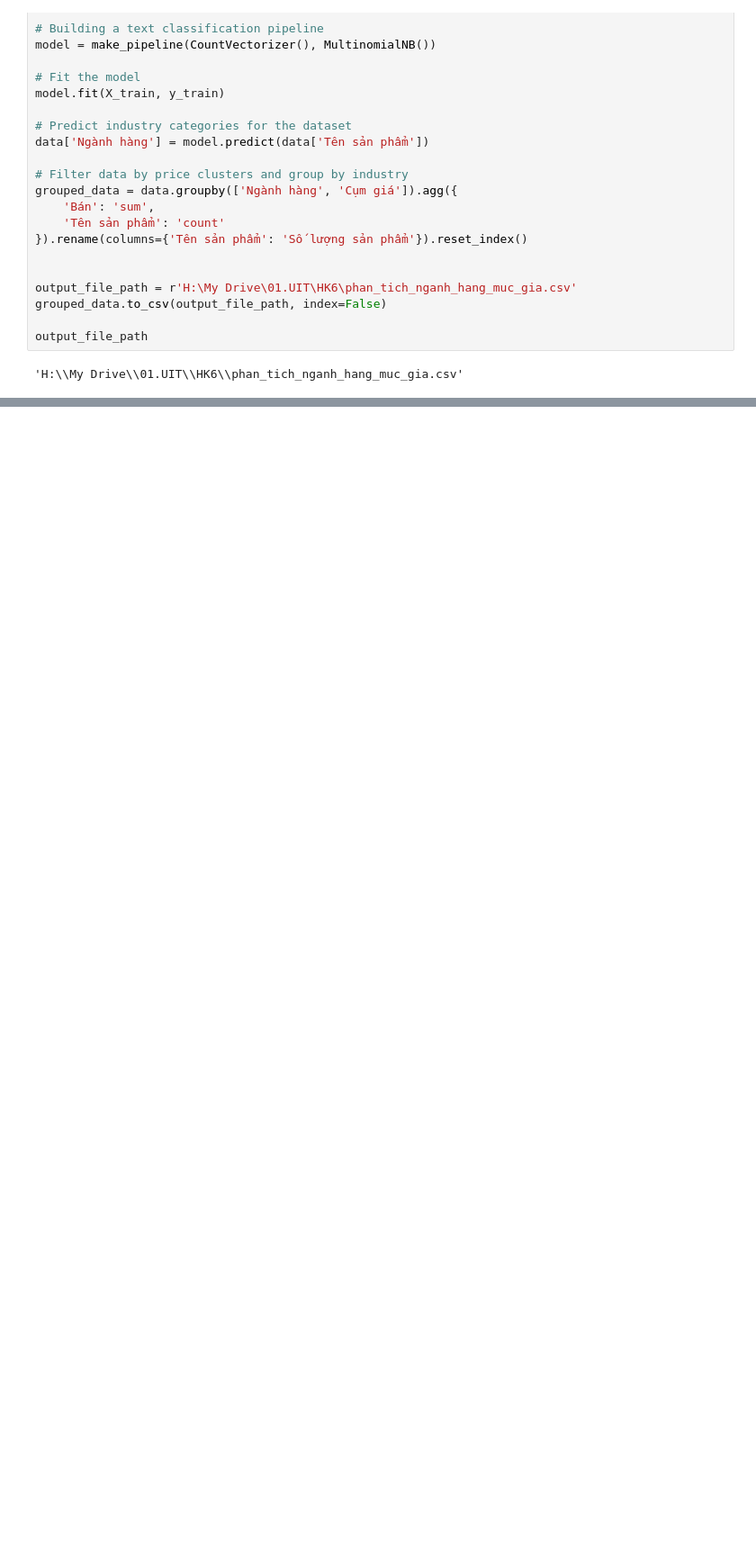
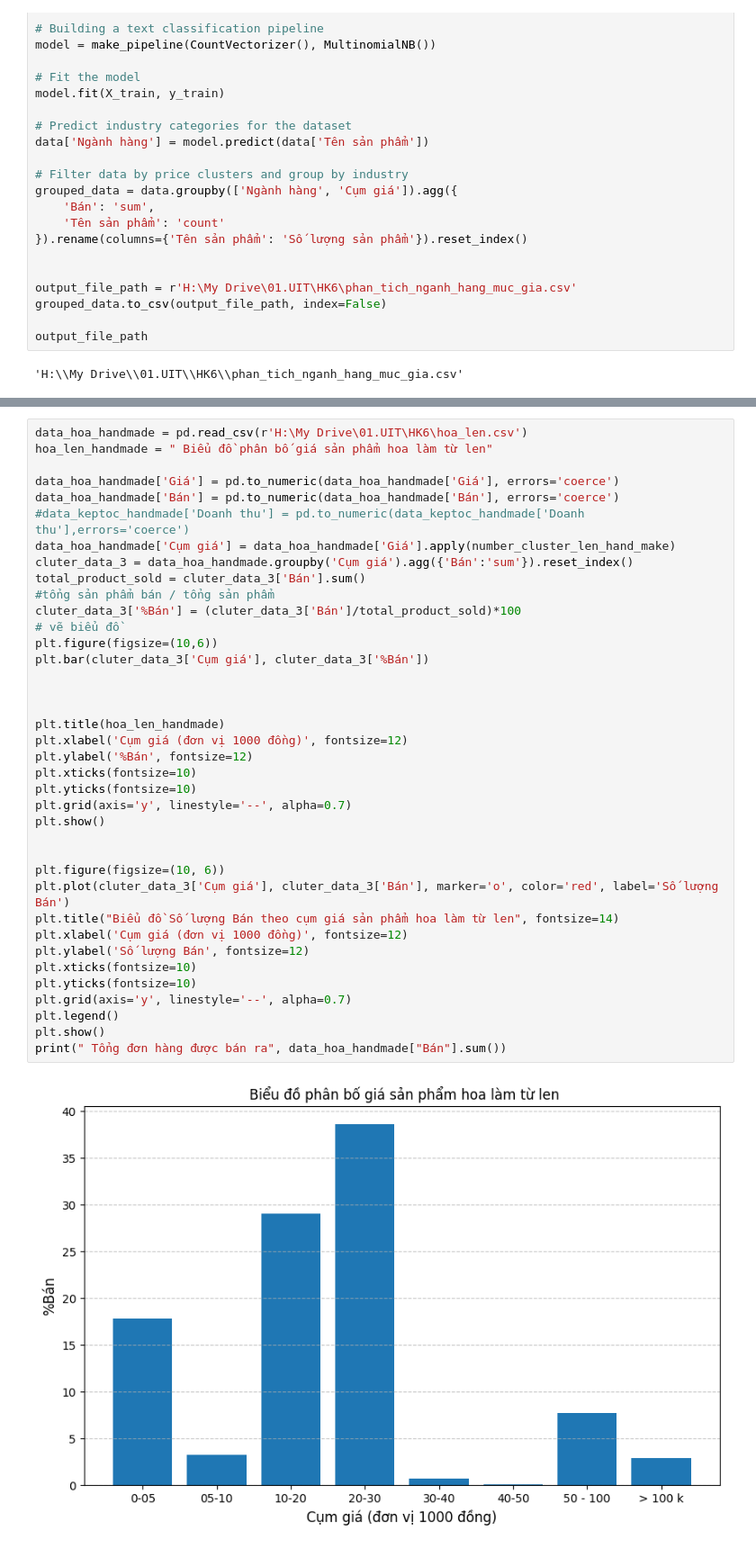
Before and after one commit to HoangPhuc1998HPT/Practice_data_analysis, a Jupyter notebook: 02.Machine_Learning/analyst_shopee.ipynb, the cells around one changed output, grey strips where cells are left out. Shown at 90% size. Drawn from its saved outputs; the diff is of its cells as text; blank space fills up the shorter version.

```diff
--- a/02.Machine_Learning/analyst_shopee.ipynb
+++ b/02.Machine_Learning/analyst_shopee.ipynb
@@ -253,0 +334,40 @@ output_file_path
+# %%
+data_hoa_handmade = pd.read_csv(r'H:\My Drive\01.UIT\HK6\hoa_len.csv')
+hoa_len_handmade = " Biểu đồ phân bố giá sản phẩm hoa làm từ len"
+
+data_hoa_handmade['Giá'] = pd.to_numeric(data_hoa_handmade['Giá'], errors='coerce')
+data_hoa_handmade['Bán'] = pd.to_numeric(data_hoa_handmade['Bán'], errors='coerce')
+#data_keptoc_handmade['Doanh thu'] = pd.to_numeric(data_keptoc_handmade['Doanh thu'],errors='coerce')
+data_hoa_handmade['Cụm giá'] = data_hoa_handmade['Giá'].apply(number_cluster_len_hand_make)
+cluter_data_3 = data_hoa_handmade.groupby('Cụm giá').agg({'Bán':'sum'}).reset_index()
+total_product_sold = cluter_data_3['Bán'].sum()
+#tổng sản phẩm bán / tổng sản phẩm
+cluter_data_3['%Bán'] = (cluter_data_3['Bán']/total_product_sold)*100
+# vẽ biểu đồ
+plt.figure(figsize=(10,6))
+plt.bar(cluter_data_3['Cụm giá'], cluter_data_3['%Bán'])
+
+
+
+plt.title(hoa_len_handmade)
+plt.xlabel('Cụm giá (đơn vị 1000 đồng)', fontsize=12)
+plt.ylabel('%Bán', fontsize=12)
+plt.xticks(fontsize=10)
+plt.yticks(fontsize=10)
+plt.grid(axis='y', linestyle='--', alpha=0.7)
+plt.show()
+
+
+plt.figure(figsize=(10, 6))
+plt.plot(cluter_data_3['Cụm giá'], cluter_data_3['Bán'], marker='o', color='red', label='Số lượng Bán')
+plt.title("Biểu đồ Số lượng Bán theo cụm giá sản phẩm hoa làm từ len", fontsize=14)
+plt.xlabel('Cụm giá (đơn vị 1000 đồng)', fontsize=12)
+plt.ylabel('Số lượng Bán', fontsize=12)
+plt.xticks(fontsize=10)
+plt.yticks(fontsize=10)
+plt.grid(axis='y', linestyle='--', alpha=0.7)
+plt.legend()
+plt.show()
+print(" Tổng đơn hàng được bán ra", data_hoa_handmade["Bán"].sum())
+# %% [output]
+[figure, added]
```
Also changed, not shown: parts of 13 cells of this notebook.
